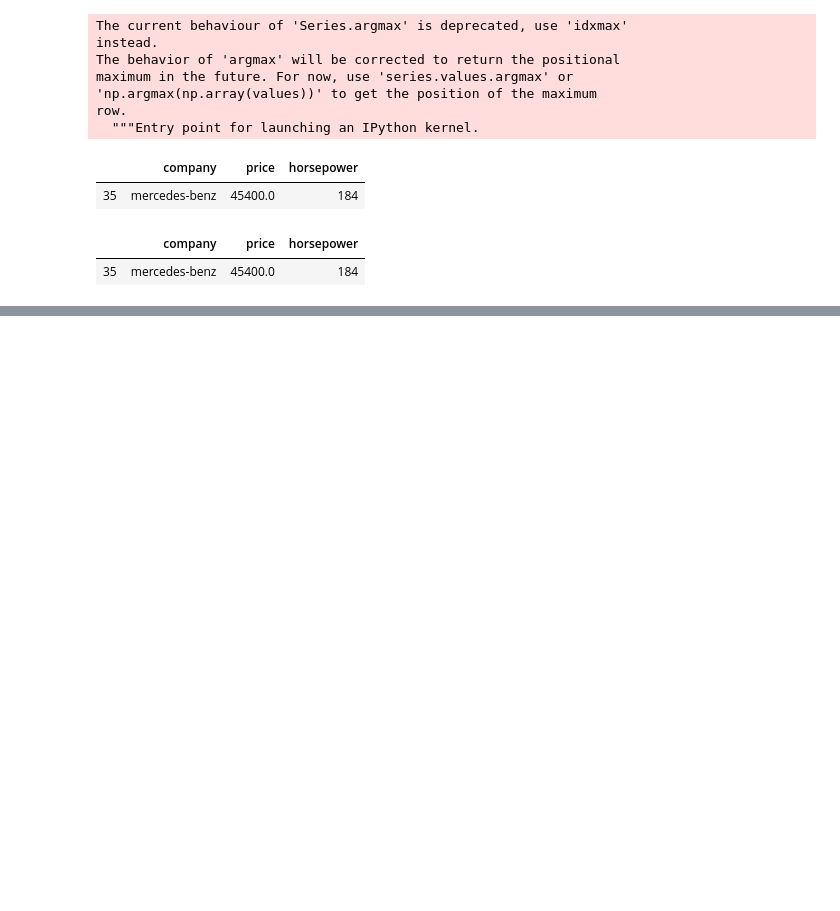
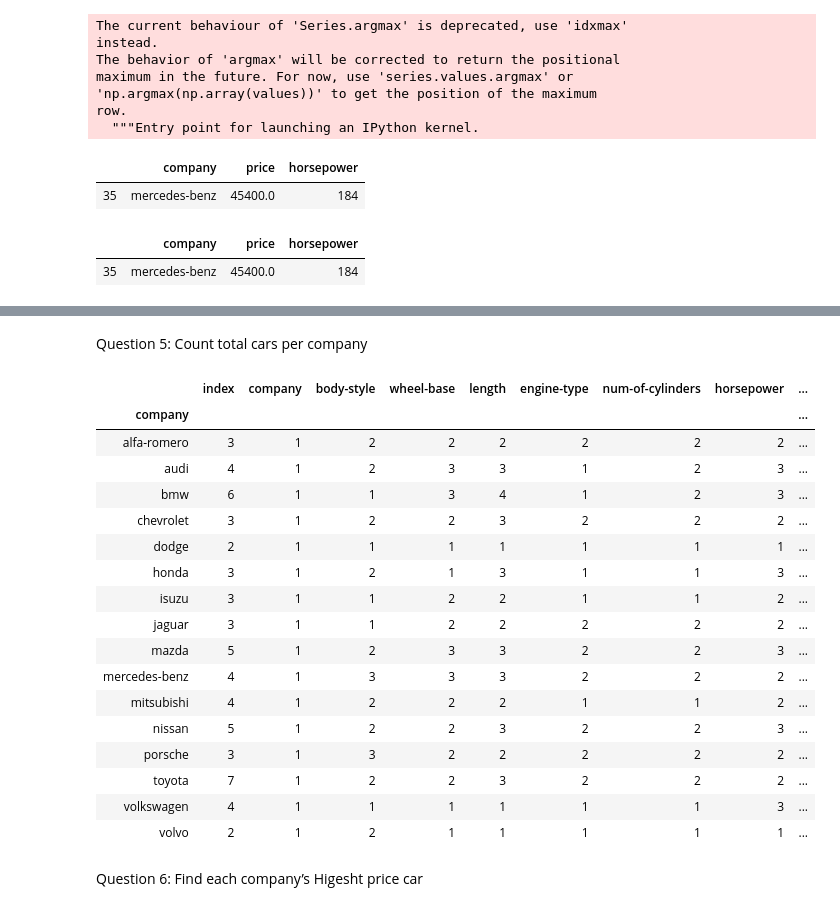
Before and after one commit to kris524/Python-problem-solving, a Jupyter notebook: Pandas Python problems solutions .ipynb, the cells around one changed output, grey strips where cells are left out. Saved outputs shown, nothing was run; the diff lists cells and outputs as text; code cells hidden in the pictures; blank space fills up the shorter version.

```diff
--- a/Pandas Python problems solutions .ipynb
+++ b/Pandas Python problems solutions .ipynb
@@ -74,0 +90,32 @@ df
+# %% [markdown]
+Question 5: Count total cars per company
+# %%
+#auto_data.company.unique()
+#this is my way:
+#I look only at the index to see thier count
+auto_data.groupby('company').nunique()
+
+
+#this is the sites way
+#auto_data.company.value_counts()
+# %% [output]
+|  | index | company | body-style | wheel-base | length | engine-type | num-of-cylinders | horsepower | ... |
+| company |  |  |  |  |  |  |  |  | ... |
+| alfa-romero | 3 | 1 | 2 | 2 | 2 | 2 | 2 | 2 | ... |
+| audi | 4 | 1 | 2 | 3 | 3 | 1 | 2 | 3 | ... |
+| bmw | 6 | 1 | 1 | 3 | 4 | 1 | 2 | 3 | ... |
+| chevrolet | 3 | 1 | 2 | 2 | 3 | 2 | 2 | 2 | ... |
+| dodge | 2 | 1 | 1 | 1 | 1 | 1 | 1 | 1 | ... |
+| honda | 3 | 1 | 2 | 1 | 3 | 1 | 1 | 3 | ... |
+| isuzu | 3 | 1 | 1 | 2 | 2 | 1 | 1 | 2 | ... |
+| jaguar | 3 | 1 | 1 | 2 | 2 | 2 | 2 | 2 | ... |
+| mazda | 5 | 1 | 2 | 3 | 3 | 2 | 2 | 3 | ... |
+| mercedes-benz | 4 | 1 | 3 | 3 | 3 | 2 | 2 | 2 | ... |
+| mitsubishi | 4 | 1 | 2 | 2 | 2 | 1 | 1 | 2 | ... |
+| nissan | 5 | 1 | 2 | 2 | 3 | 2 | 2 | 3 | ... |
+| porsche | 3 | 1 | 3 | 2 | 2 | 2 | 2 | 2 | ... |
+| toyota | 7 | 1 | 2 | 2 | 3 | 2 | 2 | 2 | ... |
+| volkswagen | 4 | 1 | 1 | 1 | 1 | 1 | 1 | 3 | ... |
+| volvo | 2 | 1 | 2 | 1 | 1 | 1 | 1 | 1 | ... |
+# %% [markdown]
+Question 6: Find each company’s Higesht price car
```
Also changed, not shown: parts of 9 cells of this notebook.
